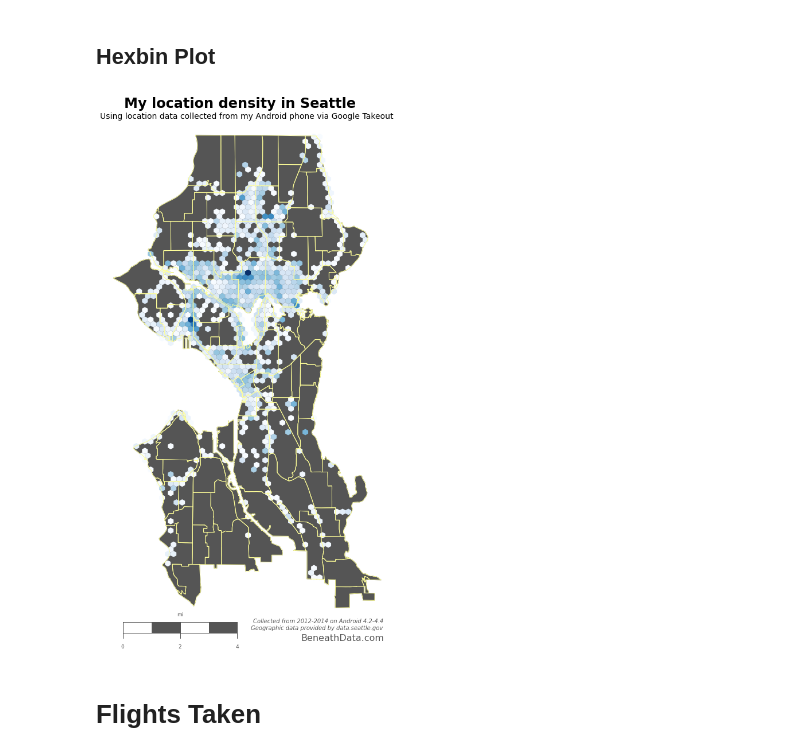
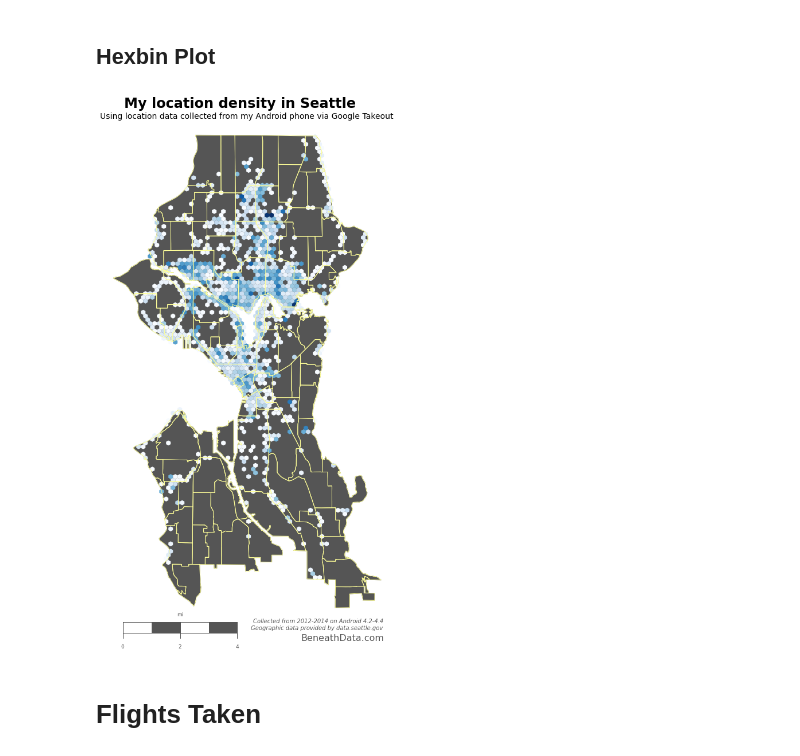
Before and after one commit to tyleha/personal, a Jupyter notebook: latitude.ipynb, the cells around one changed output. Saved outputs shown, nothing was run; the diff lists cells and outputs as text; code cells hidden in the pictures.

```diff
--- a/latitude.ipynb
+++ b/latitude.ipynb
@@ -54,7 +53,7 @@ def distance_on_unit_sphere(lat1, long1, lat2, long2):
 #### Load Latitude data
 # %%
 try:
-    fh = open(r'C:\Users\Tyler\Documents\My Dropbox\LocationHistory_8_18_14.json')
+    fh = open(r'C:\Users\Tyler\Documents\My Dropbox\LocationHistory_10_26_14.json')
 except:
     fh = open(r'C:\Users\thartley\Documents\Dropbox\LocationHistory_8_18_14.json')
 buf = fh.read()
@@ -125,17 +124,17 @@ out = m2.readshapefile(
 # set up a map dataframe
 df_map = pd.DataFrame({
     'poly': [Polygon(hood_points) for hood_points in m.seattle],
-    'name': [hood['S_HOOD'] for hood in m.seattle_info]})
+    'name': [hood['S_HOOD'] for hood in m.seattle_info]
+})
 #df_map['area_m'] = df_map['poly'].map(lambda x: x.area)
 #df_map['area_km'] = df_map['area_m'] / 100000
 #df_map['poly'].append(Polygon(m2.water[0]))
 # %%
 # Create Point objects in map coordinates from dataframe lon and lat values
-#ld['distfromhome'] = distance_on_unit_sphere(ld.latitude, ld.longitude, 47.663794, -122.335812)*6367.1
-#ld['distfromwork'] = distance_on_unit_sphere(ld.latitude, ld.longitude, 47.639906, -122.378381)*6367.1
-
+ld['distfromhome'] = distance_on_unit_sphere(ld.latitude, ld.longitude, 47.663794, -122.335812)*6367.1
+ld['distfromwork'] = distance_on_unit_sphere(ld.latitude, ld.longitude, 47.639906, -122.378381)*6367.1
 #Remove locations near work and home
-#ld = ld[(ld.distfromhome > 0.3) & (ld.distfromwork > 0.5)].reset_index(drop=True)
+ld = ld[(ld.distfromhome > 0.5) & (ld.distfromwork > 0.5)].reset_index(drop=True)
 
 # Convert our latitude and longitude into Basemap cartesian map coordinates
 mapped_points = [Point(m(mapped_x, mapped_y)) for mapped_x, mapped_y in zip(ld['longitude'], ld['latitude'])]
@@ -275,38 +273,38 @@ ax = fig.add_subplot(111, axisbg='w', frame_on=False)
 df_map['patches'] = df_map['poly'].map(lambda x: PolygonPatch(
     x, fc='#555555', ec='#555555', lw=1, alpha=1, zorder=0))
 # plot neighborhoods by adding the PatchCollection to the axes instance
 ax.add_collection(PatchCollection(df_map['patches'].values, match_original=True))
 
 # the mincnt argument only shows cells with a value >= 1
-# hexbin wants np arrays, not plain lists
-hexsize = 40
+# The number of hexbins you want in the x-direction
+numhexbins = 50
 hx = m.hexbin(
     np.array([geom.x for geom in city_points]),
     np.array([geom.y for geom in city_points]),
-    gridsize=(hexsize, int(hexsize*h/w)), #critical to get regular hexagon, must stretch to map dimensions
+    gridsize=(numhexbins, int(numhexbins*h/w)), #critical to get regular hexagon, must stretch to map dimensions
     bins='log', mincnt=1, edgecolor='none', alpha=1.,
     cmap=plt.get_cmap('Blues'))
 
 # Draw the patches again, but this time just their borders (to achieve borders over the hexbins)
 df_map['patches'] = df_map['poly'].map(lambda x: PolygonPatch(
     x, fc='none', ec='#FFFF99', lw=1, alpha=1, zorder=1))
 ax.add_collection(PatchCollection(df_map['patches'].values, match_original=True))
 
 # Draw a map scale
 m.drawmapscale(coords[0] + 0.05, coords[1] - 0.01,
     coords[0], coords[1], 4.,
     units='mi', barstyle='fancy', labelstyle='simple',
     fillcolor1='w', fillcolor2='#555555', fontcolor='#555555',
     zorder=5)
 
 fig.suptitle("My location density in Seattle", fontdict={'size':24, 'fontweight':'bold'}, y=0.92)
 ax.set_title("Using location data collected from my Android phone via Google Takeout", fontsize=14, y=0.98)
 ax.text(1.0, 0.03, "Collected from 2012-2014 on Android 4.2-4.4\nGeographic data provided by data.seattle.gov",
         ha='right', color='#555555', style='italic', transform=ax.transAxes)
 ax.text(1.0, 0.01, "BeneathData.com", color='#555555', fontsize=16, ha='right', transform=ax.transAxes)
-plt.savefig('hexbin.png', dpi=100, frameon=False, transparent=False, bbox_inches='tight', pad_inches=0.5)
+plt.savefig('hexbin.png', dpi=150, frameon=False, transparent=False, bbox_inches='tight', pad_inches=0.5)
 # %% [output]
-[figure, old version]
+[figure, new version]
 # %% [markdown]
 # Flights Taken
 # %%
```
Also changed, not shown: parts of 11 cells of this notebook, 2 other files.
